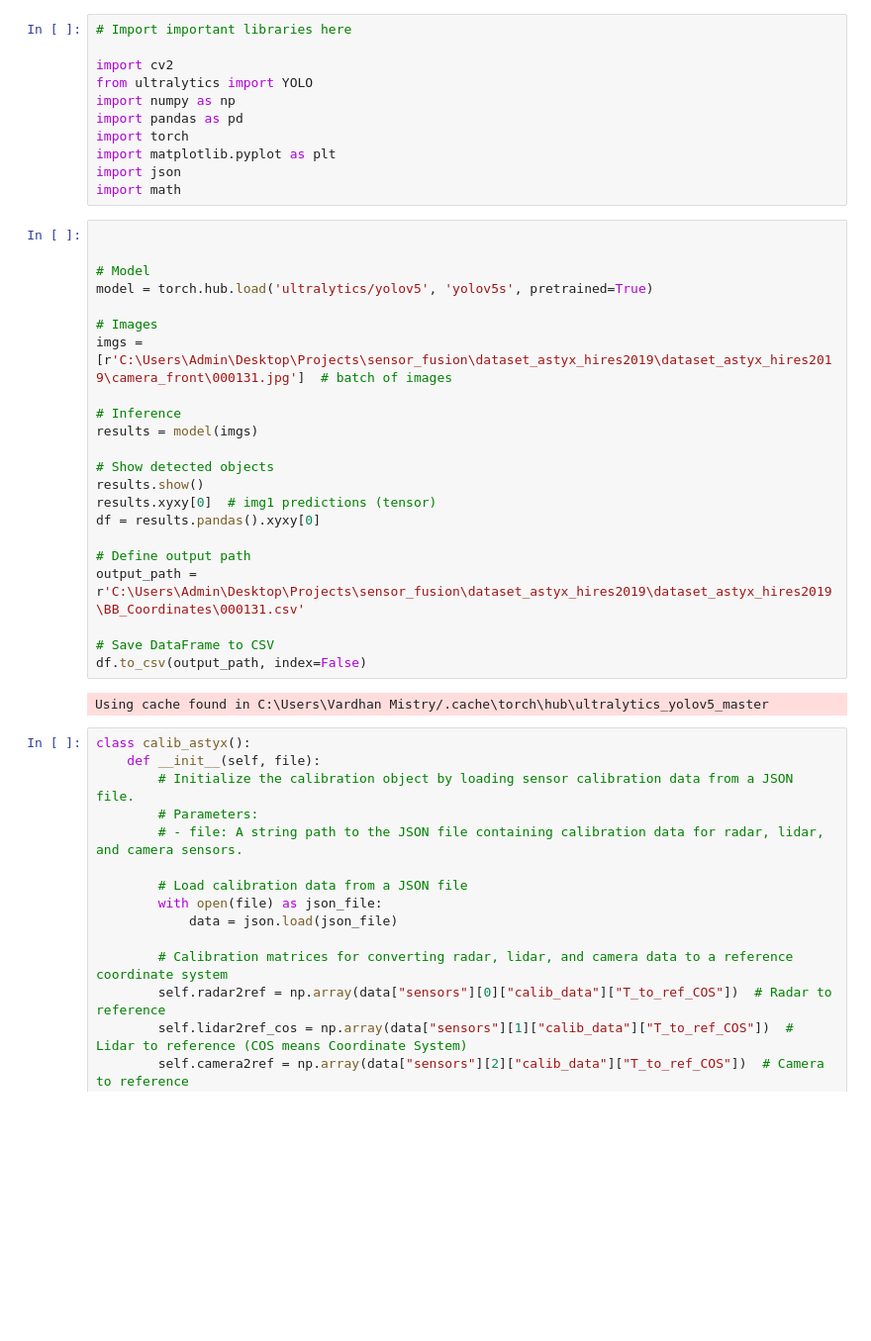
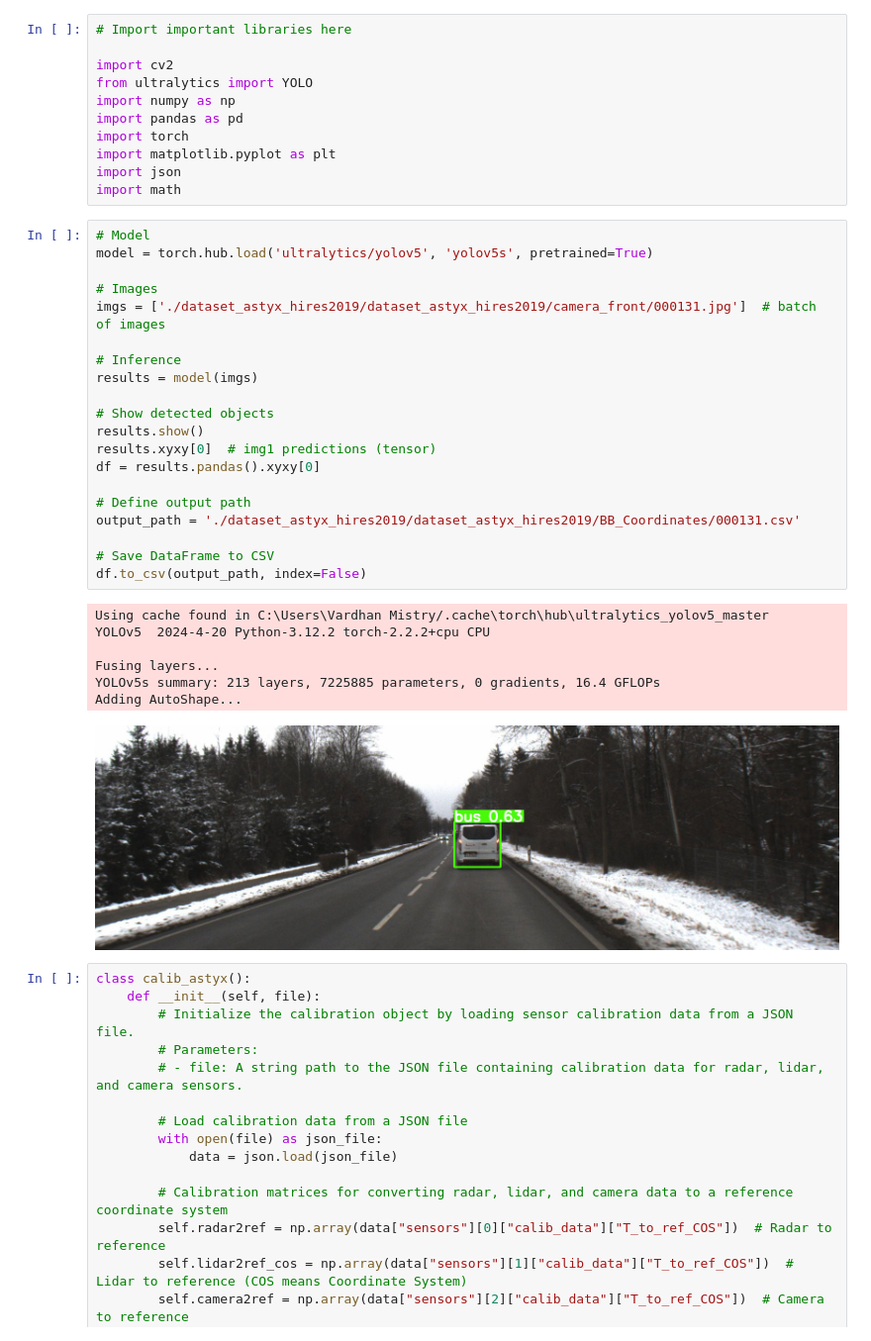
Before and after one commit to Vaibhav212000/sensor_fusion, a Jupyter notebook: Sensor Fusion.ipynb, the cells around one changed output. Shown at 99% size. Saved outputs shown, nothing was run; the diff lists cells and outputs as text; blank space fills up the shorter version.

Commit message:
changed path of calib data and img

```diff
--- a/Sensor Fusion.ipynb
+++ b/Sensor Fusion.ipynb
@@ -10,29 +10,33 @@ import matplotlib.pyplot as plt
 import json
 import math
 # %%
-
-
 # Model
 model = torch.hub.load('ultralytics/yolov5', 'yolov5s', pretrained=True)
 
 # Images
-imgs = [r'C:\Users\Admin\Desktop\Projects\sensor_fusion\dataset_astyx_hires2019\dataset_astyx_hires2019\camera_front\000131.jpg']  # batch of images
+imgs = ['./dataset_astyx_hires2019/dataset_astyx_hires2019/camera_front/000131.jpg']  # batch of images
 
 # Inference
 results = model(imgs)
 
 # Show detected objects
 results.show()
 results.xyxy[0]  # img1 predictions (tensor)
 df = results.pandas().xyxy[0]
 
 # Define output path
-output_path = r'C:\Users\Admin\Desktop\Projects\sensor_fusion\dataset_astyx_hires2019\dataset_astyx_hires2019\BB_Coordinates\000131.csv'
+output_path = './dataset_astyx_hires2019/dataset_astyx_hires2019/BB_Coordinates/000131.csv'
 
 # Save DataFrame to CSV
 df.to_csv(output_path, index=False)
 # %% [output]
 Using cache found in C:\Users\Vardhan Mistry/.cache\torch\hub\ultralytics_yolov5_master
+YOLOv5  2024-4-20 Python-3.12.2 torch-2.2.2+cpu CPU
+
+Fusing layers...
+YOLOv5s summary: 213 layers, 7225885 parameters, 0 gradients, 16.4 GFLOPs
+Adding AutoShape...
+[figure, added]
 # %%
 class calib_astyx():
     def __init__(self, file):
```
Also changed, not shown: parts of 2 cells of this notebook.
